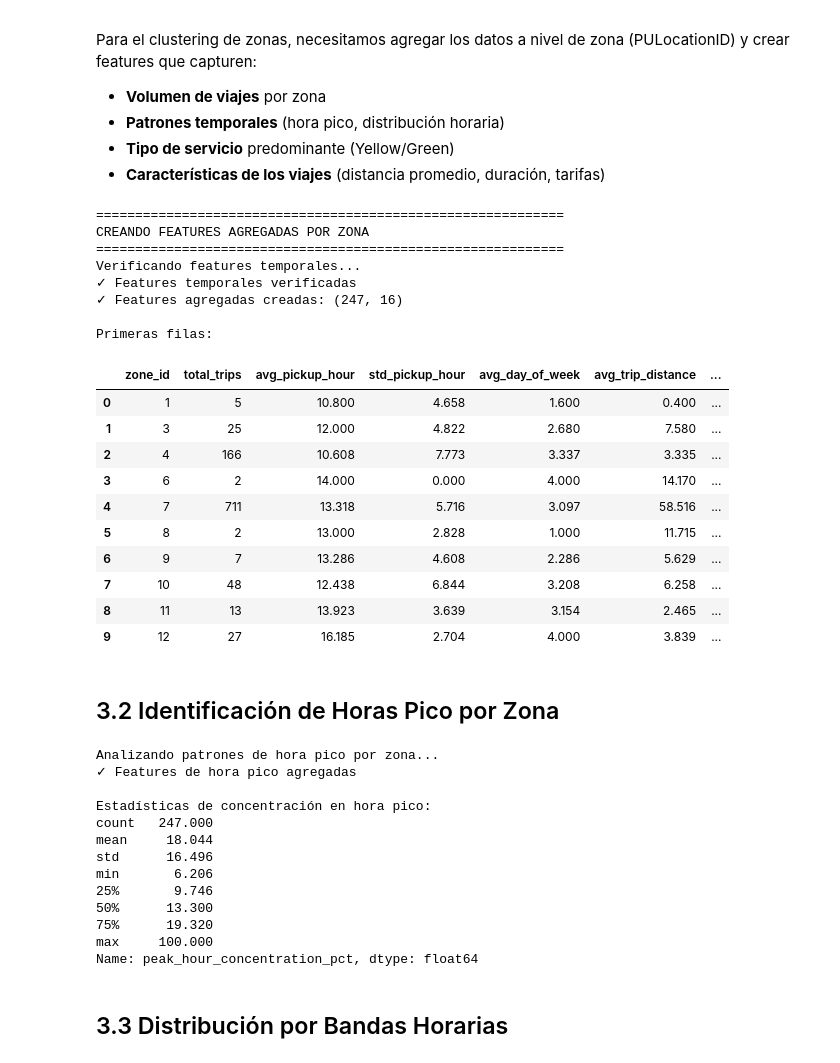
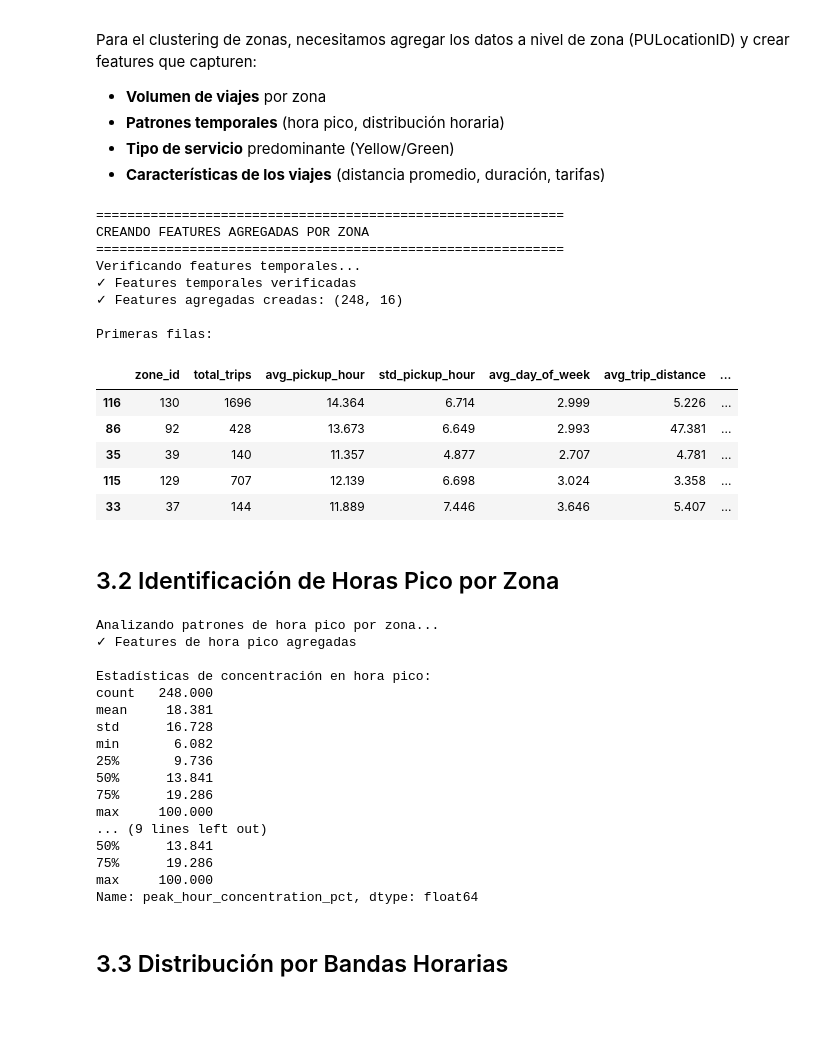
Before and after one commit to secarvallo/MLY0100, a Jupyter notebook: ML-ET/crisp-dm/03_data_preparation.ipynb, the cells around one changed output. Drawn from its saved outputs; the diff is of its cells as text; code cells hidden in the pictures; blank space fills up the shorter version.

```diff
--- a/ML-ET/crisp-dm/03_data_preparation.ipynb
+++ b/ML-ET/crisp-dm/03_data_preparation.ipynb
@@ -244,46 +243,41 @@ zone_features.columns = ['_'.join(col).strip('_') if col[1] else col[0]
 # Renombrar columnas con nombres más descriptivos
 zone_features.columns = [
     'zone_id',
     'total_trips',
     'avg_pickup_hour',
     'std_pickup_hour',
     'avg_day_of_week',
     'avg_trip_distance',
     'std_trip_distance',
     'median_trip_distance',
     'avg_trip_duration',
     'avg_fare',
     'std_fare',
     'avg_total_amount',
     'std_total_amount',
     'avg_tip',
     'avg_tolls',
-    'pct_yellow_taxi'
+    'avg_color_taxi'
 ]
 
 print(f"✓ Features agregadas creadas: {zone_features.shape}")
 print(f"\nPrimeras filas:")
-zone_features.head(10)
+zone_features.sample(5)
 # %% [output]
 ============================================================
 CREANDO FEATURES AGREGADAS POR ZONA
 ============================================================
 Verificando features temporales...
 ✓ Features temporales verificadas
-✓ Features agregadas creadas: (247, 16)
+✓ Features agregadas creadas: (248, 16)
 
 Primeras filas:
 |  | zone_id | total_trips | avg_pickup_hour | std_pickup_hour | avg_day_of_week | avg_trip_distance | ... |
-| 0 | 1 | 5 | 10.800 | 4.658 | 1.600 | 0.400 | ... |
-| 1 | 3 | 25 | 12.000 | 4.822 | 2.680 | 7.580 | ... |
-| 2 | 4 | 166 | 10.608 | 7.773 | 3.337 | 3.335 | ... |
-| 3 | 6 | 2 | 14.000 | 0.000 | 4.000 | 14.170 | ... |
-| 4 | 7 | 711 | 13.318 | 5.716 | 3.097 | 58.516 | ... |
-| 5 | 8 | 2 | 13.000 | 2.828 | 1.000 | 11.715 | ... |
-| 6 | 9 | 7 | 13.286 | 4.608 | 2.286 | 5.629 | ... |
-| 7 | 10 | 48 | 12.438 | 6.844 | 3.208 | 6.258 | ... |
-| 8 | 11 | 13 | 13.923 | 3.639 | 3.154 | 2.465 | ... |
-| 9 | 12 | 27 | 16.185 | 2.704 | 4.000 | 3.839 | ... |
+| 116 | 130 | 1696 | 14.364 | 6.714 | 2.999 | 5.226 | ... |
+| 86 | 92 | 428 | 13.673 | 6.649 | 2.993 | 47.381 | ... |
+| 35 | 39 | 140 | 11.357 | 4.877 | 2.707 | 4.781 | ... |
+| 115 | 129 | 707 | 12.139 | 6.698 | 3.024 | 3.358 | ... |
+| 33 | 37 | 144 | 11.889 | 7.446 | 3.646 | 5.407 | ... |
 # %% [markdown]
 ## 3.2 Identificación de Horas Pico por Zona
 # %%
@@ -318,13 +312,17 @@ Analizando patrones de hora pico por zona...
 ✓ Features de hora pico agregadas
 
 Estadísticas de concentración en hora pico:
-count   247.000
-mean     18.044
-std      16.496
-min       6.206
-25%       9.746
-50%      13.300
-75%      19.320
+count   248.000
+mean     18.381
+std      16.728
+min       6.082
+25%       9.736
+50%      13.841
+75%      19.286
+max     100.000
+... (9 lines left out)
+50%      13.841
+75%      19.286
 max     100.000
 Name: peak_hour_concentration_pct, dtype: float64
 # %% [markdown]
```
Also changed, not shown: parts of 48 cells of this notebook.
